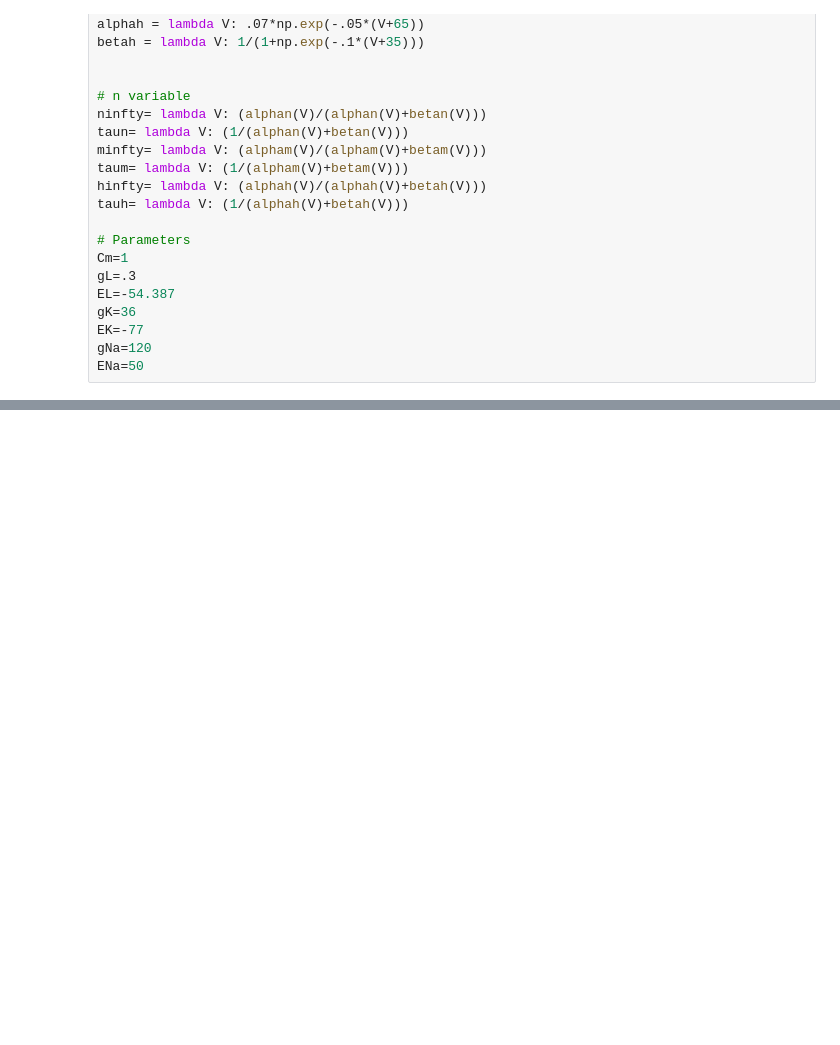
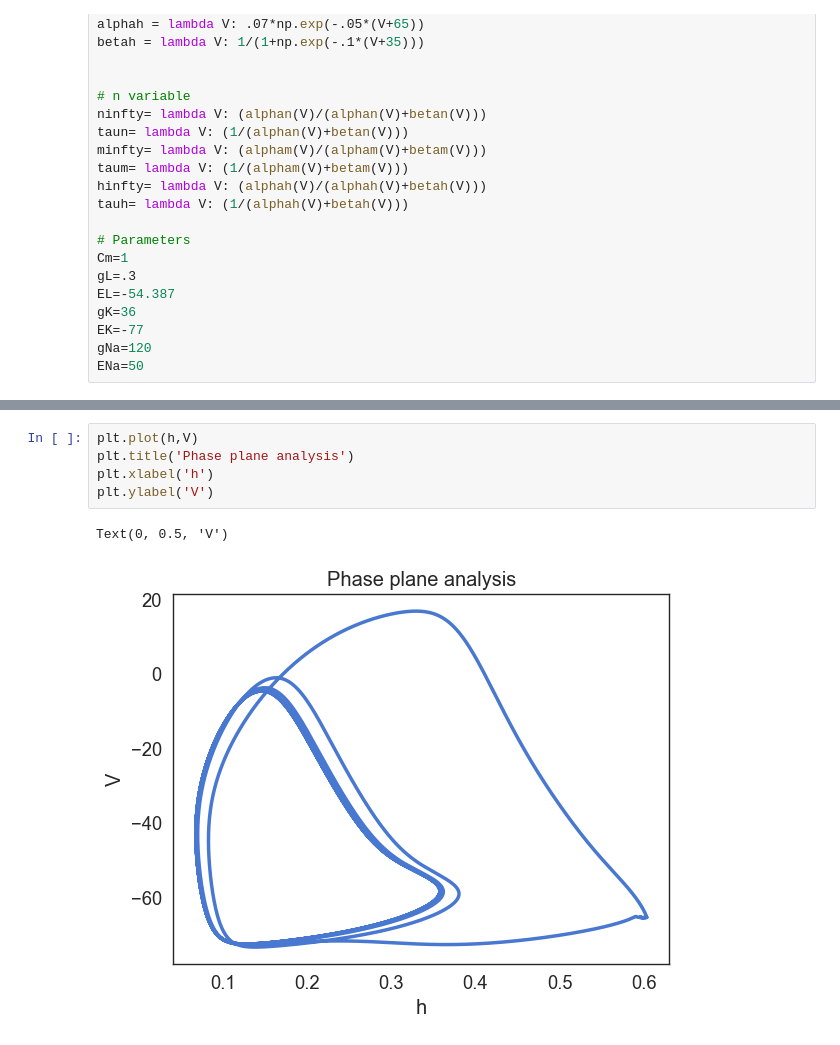
Before and after one commit to guardomayas/bSBC_model_SW, a Jupyter notebook: HH/HH_python.ipynb, the cells around one changed output, grey strips where cells are left out. Cells and saved outputs as stored; diff of their text form; blank space fills up the shorter version.

```diff
--- a/HH/HH_python.ipynb
+++ b/HH/HH_python.ipynb
@@ -193,0 +223,8 @@ plt.tight_layout()
+# %%
+plt.plot(h,V)
+plt.title('Phase plane analysis')
+plt.xlabel('h')
+plt.ylabel('V')
+# %% [output]
+Text(0, 0.5, 'V')
+[figure, added]
```
Also changed, not shown: parts of 5 cells of this notebook.
